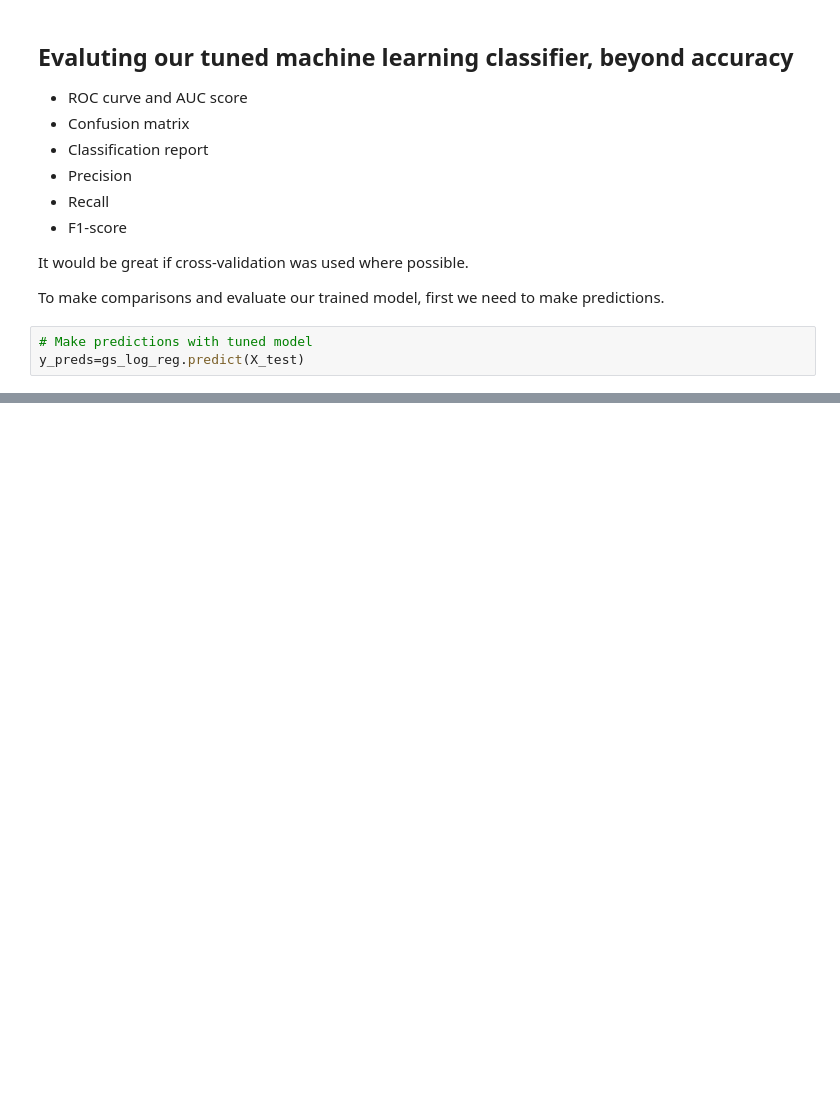
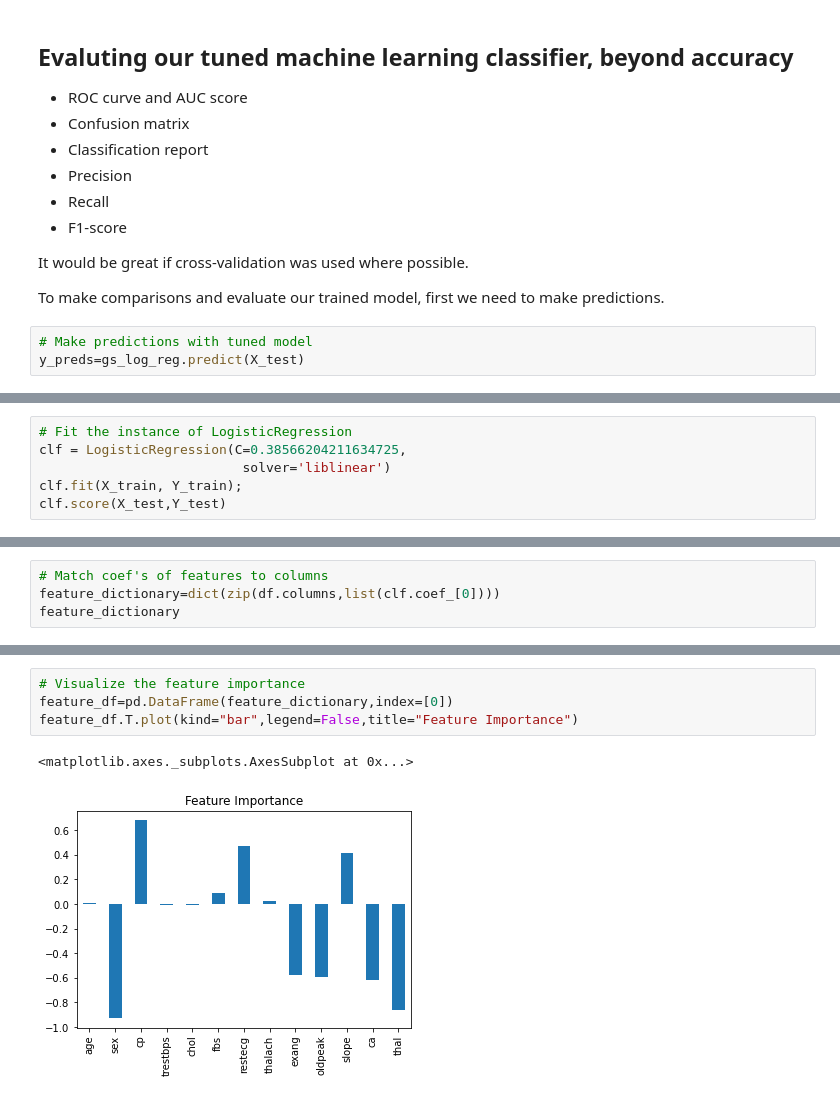
Before and after one commit to FarihaJahanRainy/Heart-Disease_Rainy, a Jupyter notebook: Heart Disease Project.ipynb, the cells around one changed output, grey strips where cells are left out. Drawn from its saved outputs; the diff is of its cells as text; blank space fills up the shorter version.

Commit message:
Final Report and Training Model

```diff
--- a/Heart Disease Project.ipynb
+++ b/Heart Disease Project.ipynb
@@ -665,0 +812,6 @@ print(classification_report(Y_test,y_preds))
+# %%
+# Fit the instance of LogisticRegression
+clf = LogisticRegression(C=0.38566204211634725,
+                          solver='liblinear')
+clf.fit(X_train, Y_train);
+clf.score(X_test,Y_test)
@@ -665,0 +827,4 @@ print(classification_report(Y_test,y_preds))
+# %%
+# Match coef's of features to columns
+feature_dictionary=dict(zip(df.columns,list(clf.coef_[0])))
+feature_dictionary
@@ -665,0 +845,7 @@ print(classification_report(Y_test,y_preds))
+# %%
+# Visualize the feature importance
+feature_df=pd.DataFrame(feature_dictionary,index=[0])
+feature_df.T.plot(kind="bar",legend=False,title="Feature Importance")
+# %% [output]
+<matplotlib.axes._subplots.AxesSubplot at 0x...>
+[figure, added]
```
Also changed, not shown: parts of 38 cells of this notebook.
